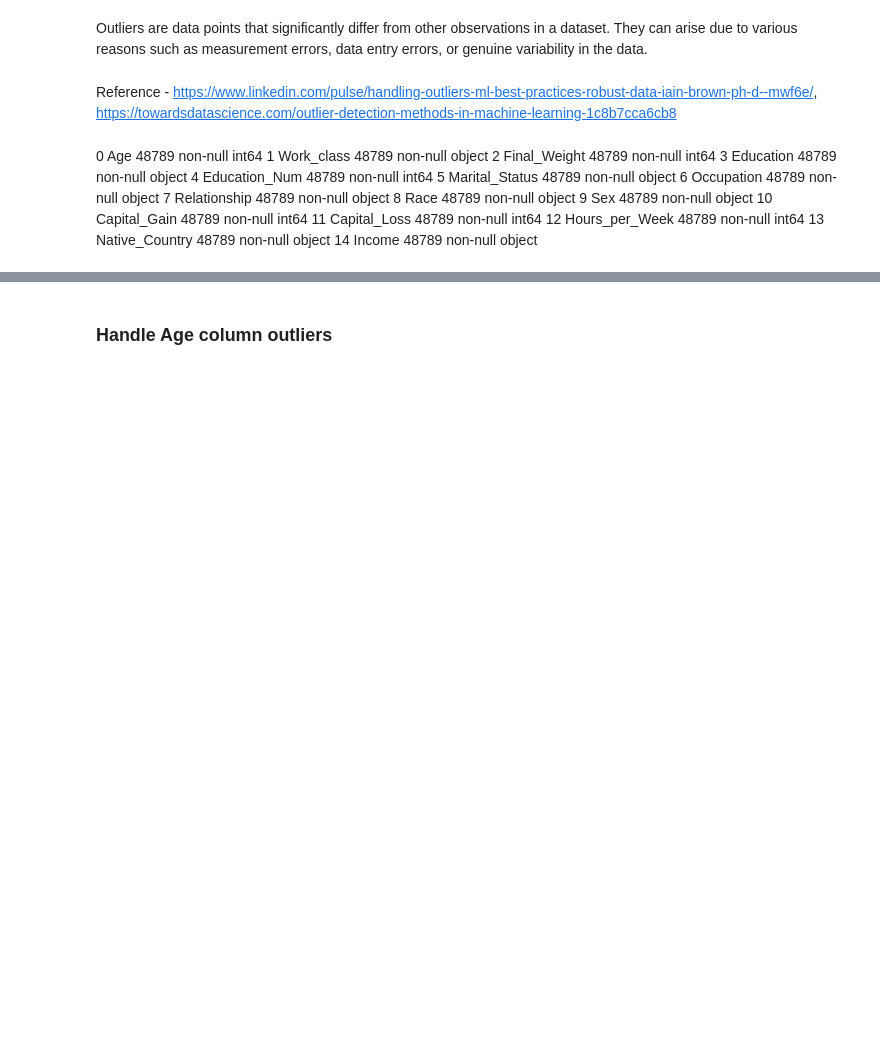
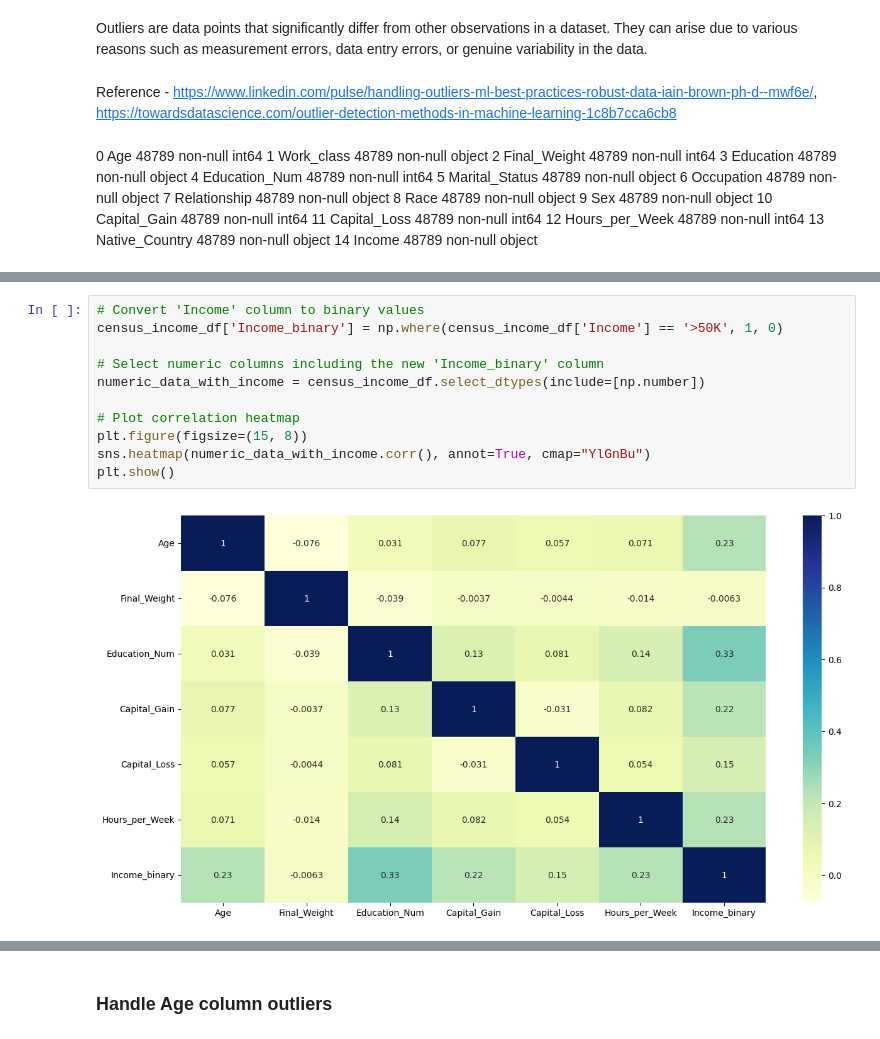
Before and after one commit to Benura2020/Income-Classification-ML, a Jupyter notebook: income_prediction_ml_project.ipynb, the cells around one changed output, grey strips where cells are left out. Cells and saved outputs as stored; diff of their text form; blank space fills up the shorter version.

```diff
--- a/income_prediction_ml_project.ipynb
+++ b/income_prediction_ml_project.ipynb
@@ -926,0 +958,13 @@ Reference - https://www.linkedin.com/pulse/handling-outliers-ml-best-practices-r
+# %%
+# Convert 'Income' column to binary values
+census_income_df['Income_binary'] = np.where(census_income_df['Income'] == '>50K', 1, 0)
+
+# Select numeric columns including the new 'Income_binary' column
+numeric_data_with_income = census_income_df.select_dtypes(include=[np.number])
+
+# Plot correlation heatmap
+plt.figure(figsize=(15, 8))
+sns.heatmap(numeric_data_with_income.corr(), annot=True, cmap="YlGnBu")
+plt.show()
+# %% [output]
+[figure, added]
```
Also changed, not shown: parts of 33 cells of this notebook, 2 other files.
